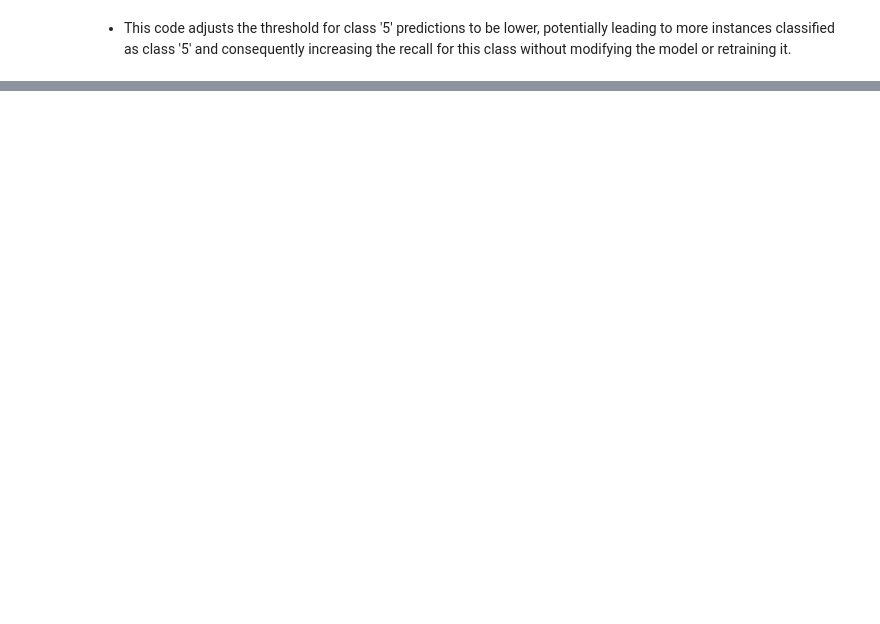
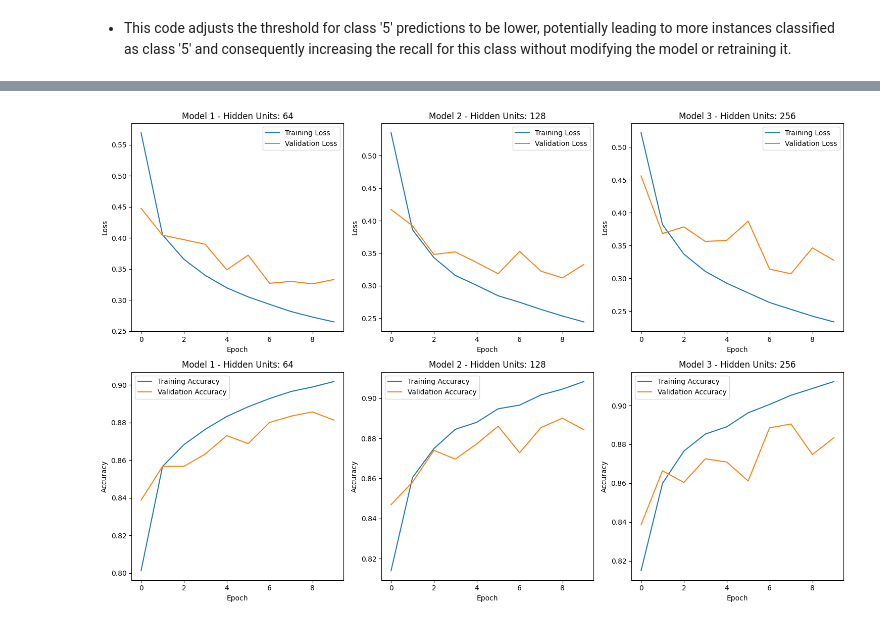
Before and after one commit to balbhadra0701/CSCN8010-labs, a Jupyter notebook: LAB 8.ipynb, the cells around one changed output, grey strips where cells are left out. Cells and saved outputs as stored; diff of their text form; code cells hidden in the pictures; blank space fills up the shorter version.

```diff
--- a/LAB 8.ipynb
+++ b/LAB 8.ipynb
@@ -212,0 +235,11 @@ Adjusted Recall for Class '5': 0.8614
+# %%
+# Define hyperparameters
+hidden_units_list = [64, 128, 256]
+epochs = 10
+
+# Training and evaluation loop
+histories = []
+for hidden_units in hidden_units_list:
+    model = create_model(hidden_units)
+    history = train_model(model, train_images, train_labels, val_images, val_labels, epochs)
+    histories.append(history)
@@ -212,0 +264,22 @@ Adjusted Recall for Class '5': 0.8614
+# %%
+# Plot training and validation loss and accuracy for each model
+plt.figure(figsize=(15, 10))
+for i, history in enumerate(histories):
+    plt.subplot(2, 3, i+1)
+    plt.plot(history.history['loss'], label='Training Loss')
+    plt.plot(history.history['val_loss'], label='Validation Loss')
+    plt.title(f'Model {i+1} - Hidden Units: {hidden_units_list[i]}')
+    plt.xlabel('Epoch')
+    plt.ylabel('Loss')
+    plt.legend()
+    plt.subplot(2, 3, i+4)
+    plt.plot(history.history['accuracy'], label='Training Accuracy')
+    plt.plot(history.history['val_accuracy'], label='Validation Accuracy')
+    plt.title(f'Model {i+1} - Hidden Units: {hidden_units_list[i]}')
+    plt.xlabel('Epoch')
+    plt.ylabel('Accuracy')
+    plt.legend()
+plt.tight_layout()
+plt.show()
+# %% [output]
+[figure, added]
```
Also changed, not shown: parts of 15 cells of this notebook, 3 other files.
